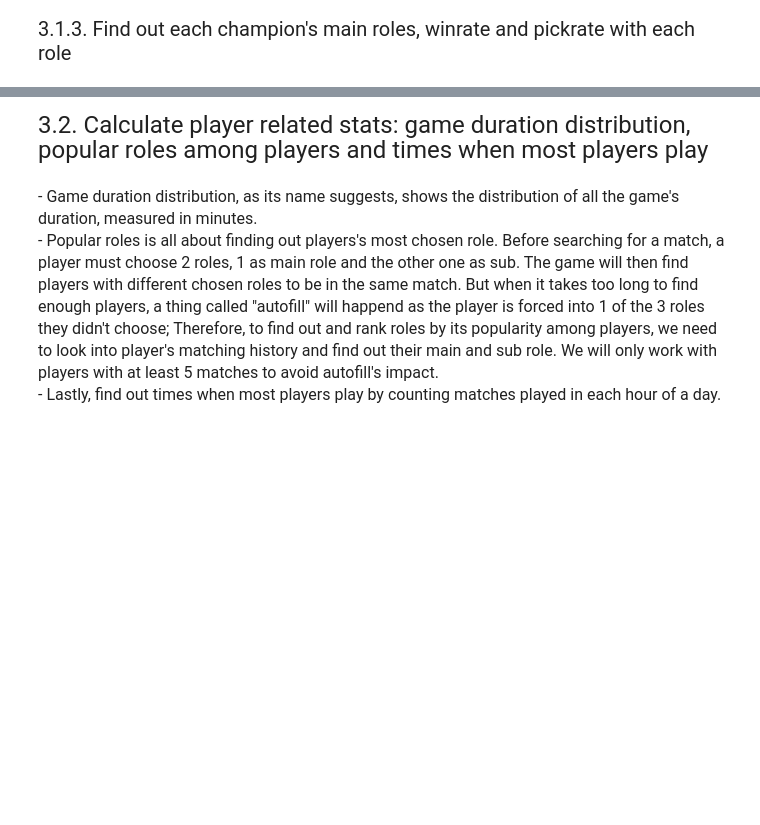
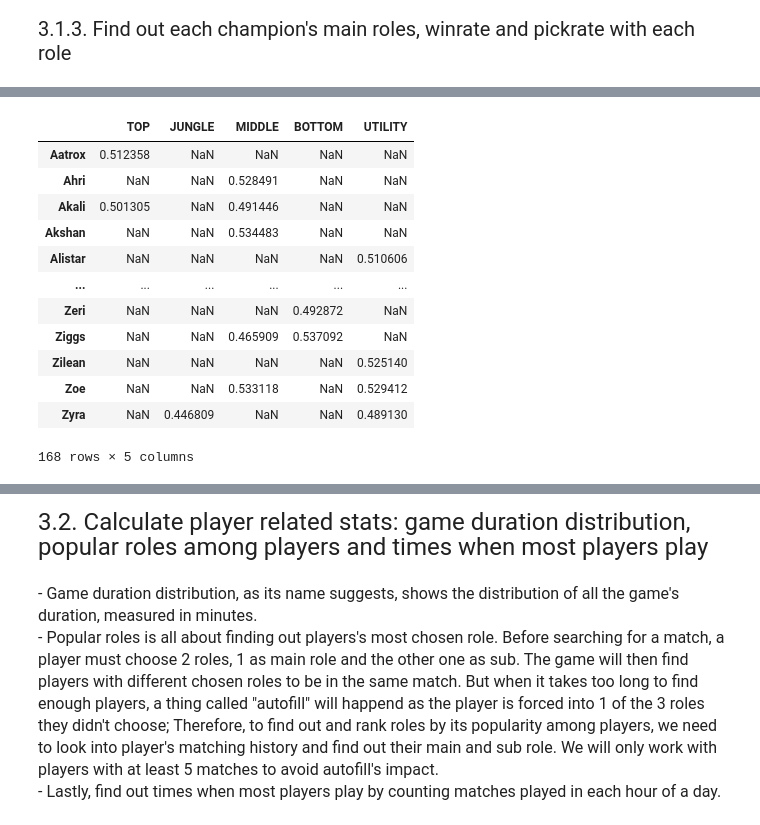
Before and after one commit to hnahtneyugn/LOL-Data-Processing-with-Python, a Jupyter notebook: codes.ipynb, the cells around one changed output, grey strips where cells are left out. Saved outputs shown, nothing was run; the diff lists cells and outputs as text; code cells hidden in the pictures; blank space fills up the shorter version.

```diff
--- a/codes.ipynb
+++ b/codes.ipynb
@@ -581,3 +641,19 @@ def get_role_winrate_pickrate():
     return champion_role_winrate, champion_role_pickrate
 # %%
 champion_role_winrate, champion_role_pickrate = get_role_winrate_pickrate()
+# %%
+champion_role_winrate
+# %% [output]
+|  | TOP | JUNGLE | MIDDLE | BOTTOM | UTILITY |
+| Aatrox | 0.512358 | NaN | NaN | NaN | NaN |
+| Ahri | NaN | NaN | 0.528491 | NaN | NaN |
+| Akali | 0.501305 | NaN | 0.491446 | NaN | NaN |
+| Akshan | NaN | NaN | 0.534483 | NaN | NaN |
+| Alistar | NaN | NaN | NaN | NaN | 0.510606 |
+| ... | ... | ... | ... | ... | ... |
+| Zeri | NaN | NaN | NaN | 0.492872 | NaN |
+| Ziggs | NaN | NaN | 0.465909 | 0.537092 | NaN |
+| Zilean | NaN | NaN | NaN | NaN | 0.525140 |
+| Zoe | NaN | NaN | 0.533118 | NaN | 0.529412 |
+| Zyra | NaN | 0.446809 | NaN | NaN | 0.489130 |
+168 rows × 5 columns
```
Also changed, not shown: parts of 11 cells of this notebook, 7 other files.
